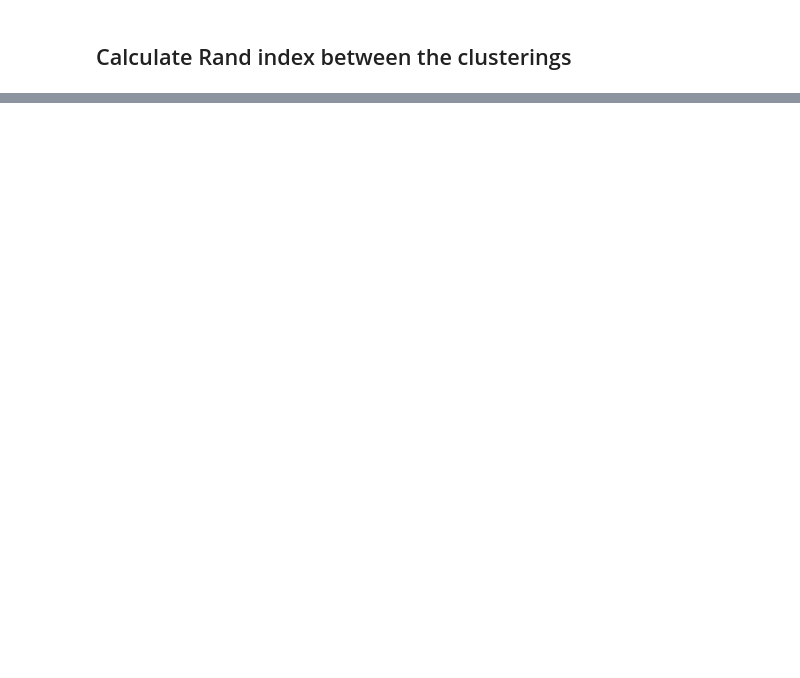
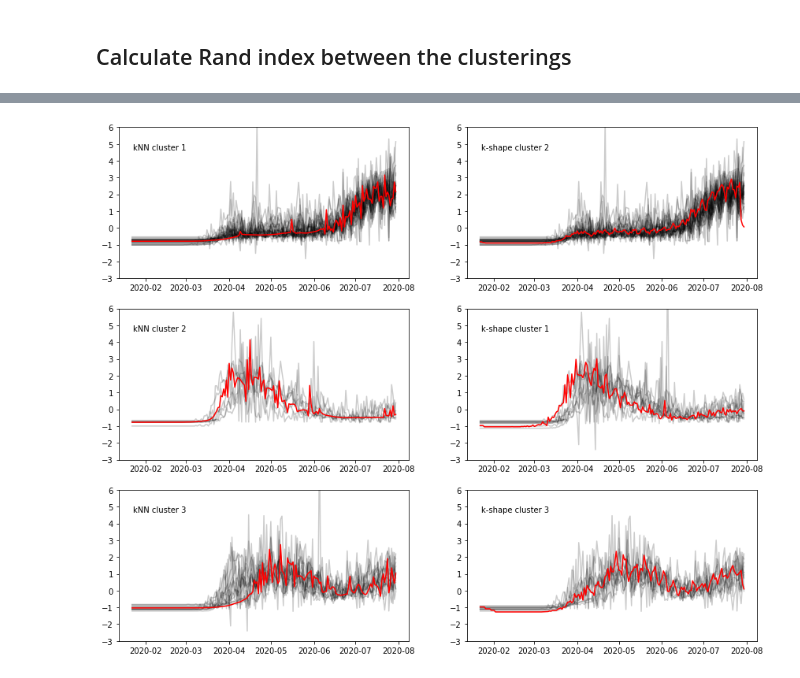
Before and after one commit to chrisvoncsefalvay/covid19-dynamic-time-clustering, a Jupyter notebook: notebooks/Dynamic time clustering.ipynb, the cells around one changed output, grey strips where cells are left out. Saved outputs shown, nothing was run; the diff lists cells and outputs as text; code cells hidden in the pictures; blank space fills up the shorter version.

```diff
--- a/notebooks/Dynamic time clustering.ipynb
+++ b/notebooks/Dynamic time clustering.ipynb
@@ -226,0 +349,4 @@ adjusted_rand_score(y_p_ks, y_p_knn)
+# %%
+plot_side_by_side(scaled_data, y_p_ks, y_p_knn, ks_kmeans, sdtw_kmeans)
+# %% [output]
+[figure, added]
```
Also changed, not shown: parts of 20 cells of this notebook, 8 other files.
